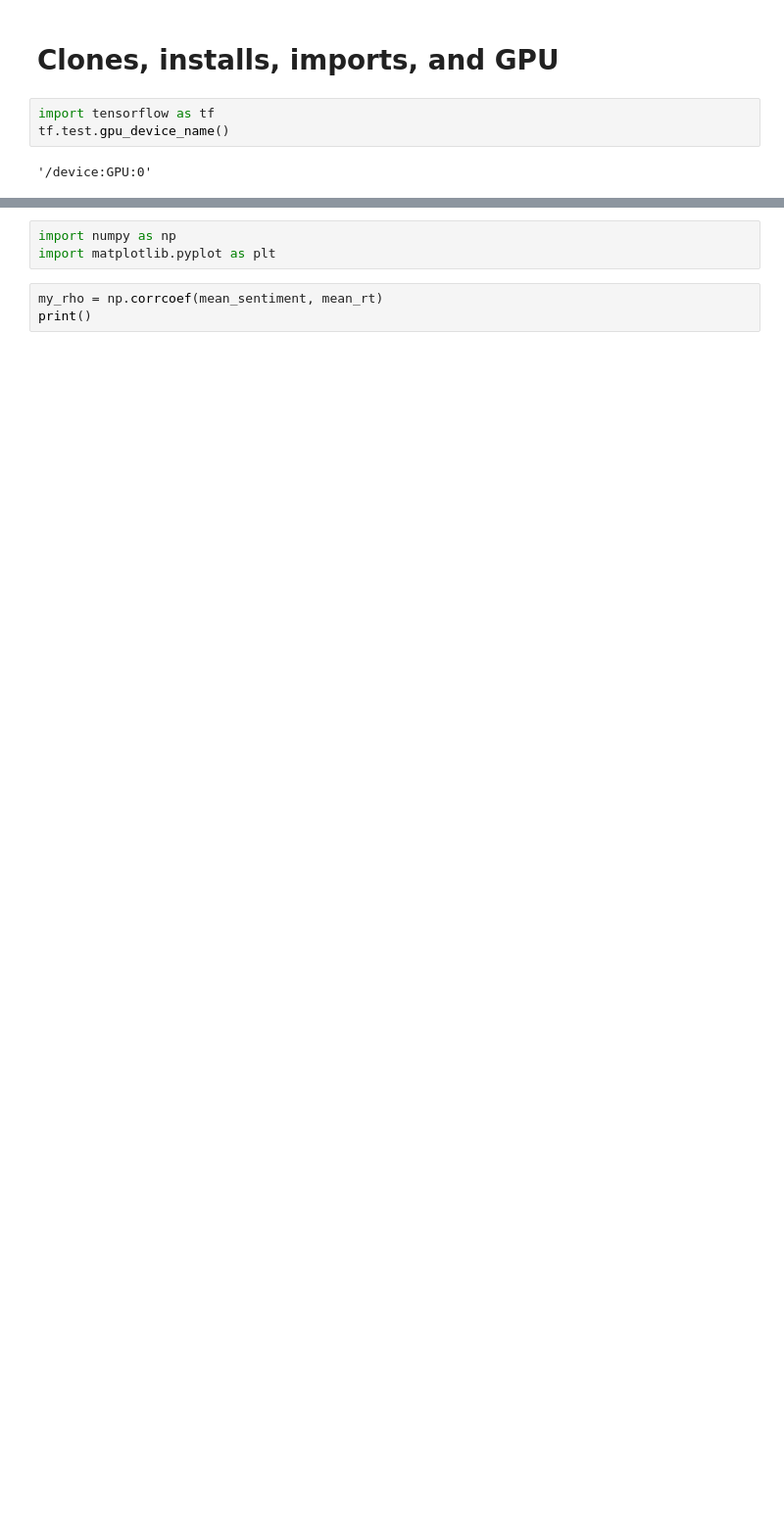
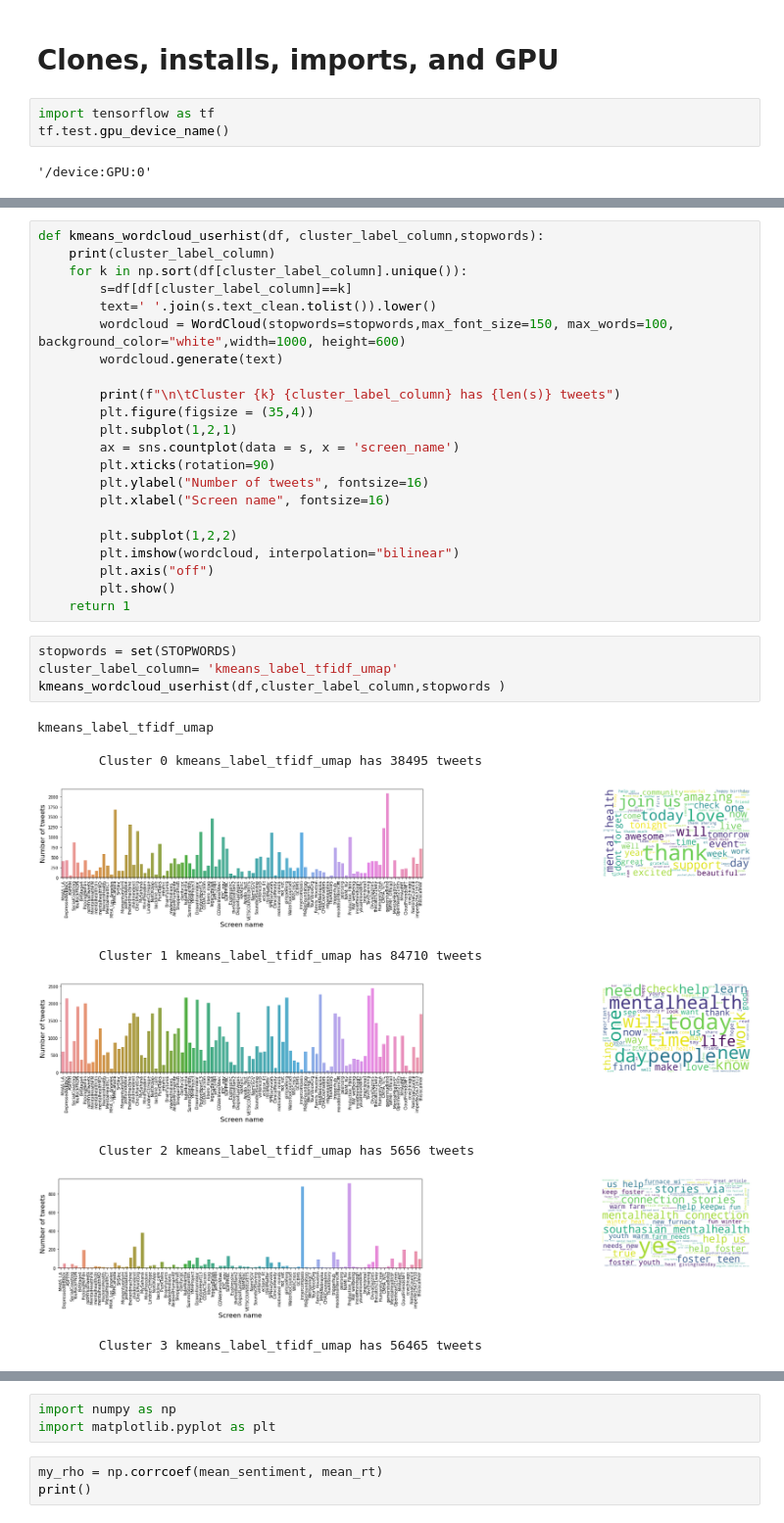
Before and after one commit to mlerouxp/finalproject, a Jupyter notebook: Final_Project.ipynb, the cells around one changed output, grey strips where cells are left out. Shown at 98% size. Cells and saved outputs as stored; diff of their text form; blank space fills up the shorter version.

```diff
--- a/Final_Project.ipynb
+++ b/Final_Project.ipynb
@@ -76,0 +167,36 @@ ntweets = len(df)
+# %%
+def kmeans_wordcloud_userhist(df, cluster_label_column,stopwords):
+    print(cluster_label_column)
+    for k in np.sort(df[cluster_label_column].unique()):
+        s=df[df[cluster_label_column]==k]
+        text=' '.join(s.text_clean.tolist()).lower()
+        wordcloud = WordCloud(stopwords=stopwords,max_font_size=150, max_words=100, background_color="white",width=1000, height=600)
+        wordcloud.generate(text)
+
+        print(f"\n\tCluster {k} {cluster_label_column} has {len(s)} tweets")
+        plt.figure(figsize = (35,4))
+        plt.subplot(1,2,1)
+        ax = sns.countplot(data = s, x = 'screen_name')
+        plt.xticks(rotation=90)
+        plt.ylabel("Number of tweets", fontsize=16)
+        plt.xlabel("Screen name", fontsize=16)
+
+        plt.subplot(1,2,2)
+        plt.imshow(wordcloud, interpolation="bilinear")
+        plt.axis("off")
+        plt.show()
+    return 1
+# %%
+stopwords = set(STOPWORDS)
+cluster_label_column= 'kmeans_label_tfidf_umap'
+kmeans_wordcloud_userhist(df,cluster_label_column,stopwords )
+# %% [output]
+kmeans_label_tfidf_umap
+
+        Cluster 0 kmeans_label_tfidf_umap has 38495 tweets
+[figure, added]
+        Cluster 1 kmeans_label_tfidf_umap has 84710 tweets
+[figure, added]
+        Cluster 2 kmeans_label_tfidf_umap has 5656 tweets
+[figure, added]
+        Cluster 3 kmeans_label_tfidf_umap has 56465 tweets
```
Also changed, not shown: parts of 63 cells of this notebook.
